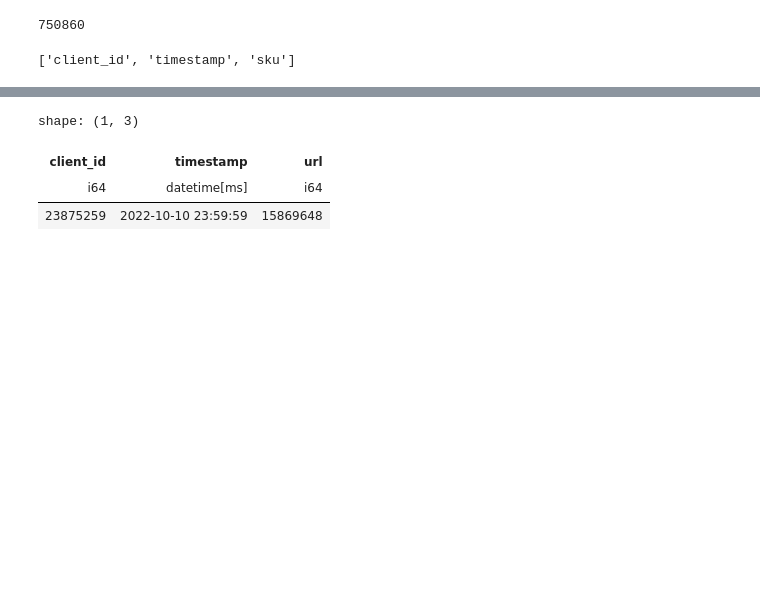
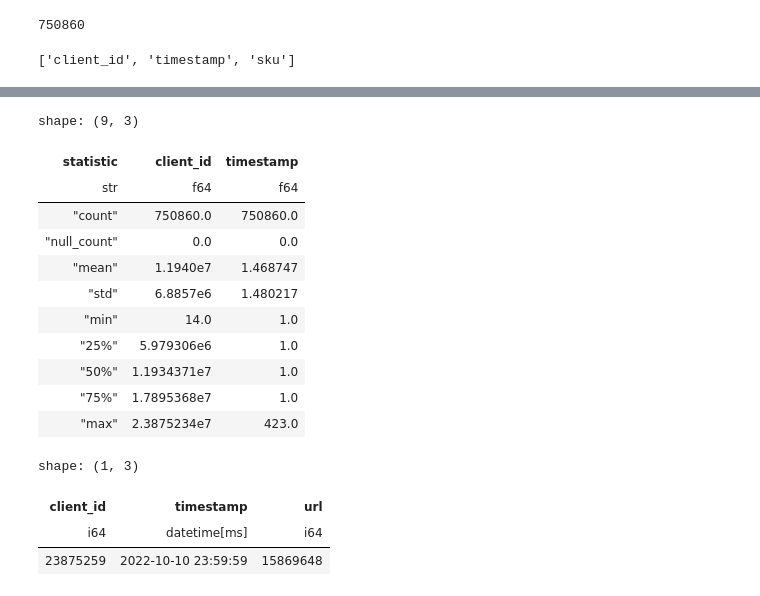
Before and after one commit to seanv507/recsys2025, a Jupyter notebook: analyse.ipynb, the cells around one changed output, grey strips where cells are left out. Cells and saved outputs as stored; diff of their text form; code cells hidden in the pictures; blank space fills up the shorter version.

```diff
--- a/analyse.ipynb
+++ b/analyse.ipynb
@@ -99,3 +106,18 @@ dfs["product_buy"].columns
+# %%
+dfs["product_buy"].group_by("client_id").agg(pl.col("timestamp").n_unique()).describe()
+# %% [output]
+shape: (9, 3)
+| statistic | client_id | timestamp |
+| str | f64 | f64 |
+| "count" | 750860.0 | 750860.0 |
+| "null_count" | 0.0 | 0.0 |
+| "mean" | 1.1940e7 | 1.468747 |
+| "std" | 6.8857e6 | 1.480217 |
+| "min" | 14.0 | 1.0 |
+| "25%" | 5.979306e6 | 1.0 |
+| "50%" | 1.1934371e7 | 1.0 |
+| "75%" | 1.7895368e7 | 1.0 |
+| "max" | 2.3875234e7 | 423.0 |
 # %%
 # dont join until have done all preprocessing on the data
 
```
Also changed, not shown: parts of 7 cells of this notebook.
